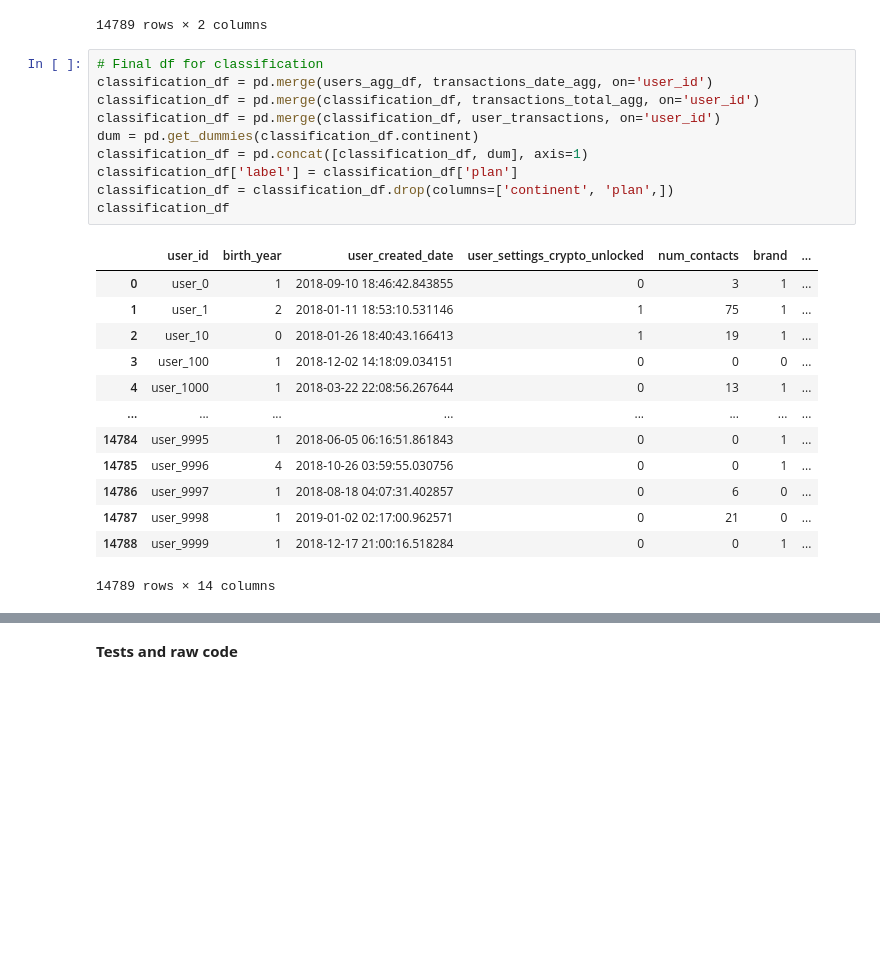
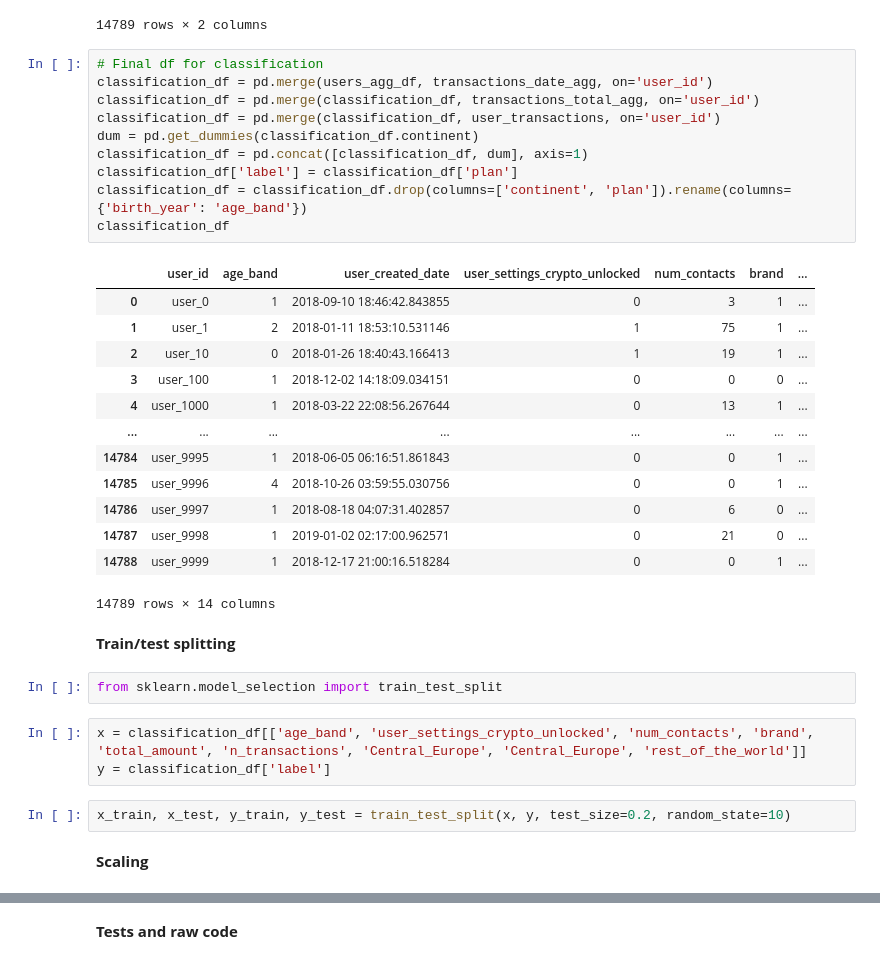
Before and after one commit to KosmadakisNikolaos/churn-detection, a Jupyter notebook: paschalis.ipynb, the cells around one changed output, grey strips where cells are left out. Saved outputs shown, nothing was run; the diff lists cells and outputs as text; blank space fills up the shorter version.

Commit message:
Some models added

```diff
--- a/paschalis.ipynb
+++ b/paschalis.ipynb
@@ -162,15 +162,15 @@ transactions_total_agg
 # %%
 # Final df for classification
 classification_df = pd.merge(users_agg_df, transactions_date_agg, on='user_id')
 classification_df = pd.merge(classification_df, transactions_total_agg, on='user_id')
 classification_df = pd.merge(classification_df, user_transactions, on='user_id')
 dum = pd.get_dummies(classification_df.continent)
 classification_df = pd.concat([classification_df, dum], axis=1)
 classification_df['label'] = classification_df['plan']
-classification_df = classification_df.drop(columns=['continent', 'plan',])
+classification_df = classification_df.drop(columns=['continent', 'plan']).rename(columns={'birth_year': 'age_band'})
 classification_df
 # %% [output]
-|  | user_id | birth_year | user_created_date | user_settings_crypto_unlocked | num_contacts | brand | ... |
+|  | user_id | age_band | user_created_date | user_settings_crypto_unlocked | num_contacts | brand | ... |
 | 0 | user_0 | 1 | 2018-09-10 18:46:42.843855 | 0 | 3 | 1 | ... |
 | 1 | user_1 | 2 | 2018-01-11 18:53:10.531146 | 1 | 75 | 1 | ... |
 | 2 | user_10 | 0 | 2018-01-26 18:40:43.166413 | 1 | 19 | 1 | ... |
@@ -183,3 +183,14 @@ classification_df
 | 14787 | user_9998 | 1 | 2019-01-02 02:17:00.962571 | 0 | 21 | 0 | ... |
 | 14788 | user_9999 | 1 | 2018-12-17 21:00:16.518284 | 0 | 0 | 1 | ... |
 14789 rows × 14 columns
+# %% [markdown]
+**Train/test splitting**
+# %%
+from sklearn.model_selection import train_test_split
+# %%
+x = classification_df[['age_band', 'user_settings_crypto_unlocked', 'num_contacts', 'brand', 'total_amount', 'n_transactions', 'Central_Europe', 'Central_Europe', 'rest_of_the_world']]
+y = classification_df['label']
+# %%
+x_train, x_test, y_train, y_test = train_test_split(x, y, test_size=0.2, random_state=10)
+# %% [markdown]
+**Scaling**
```
Also changed, not shown: parts of 11 cells of this notebook, 1 other file.
